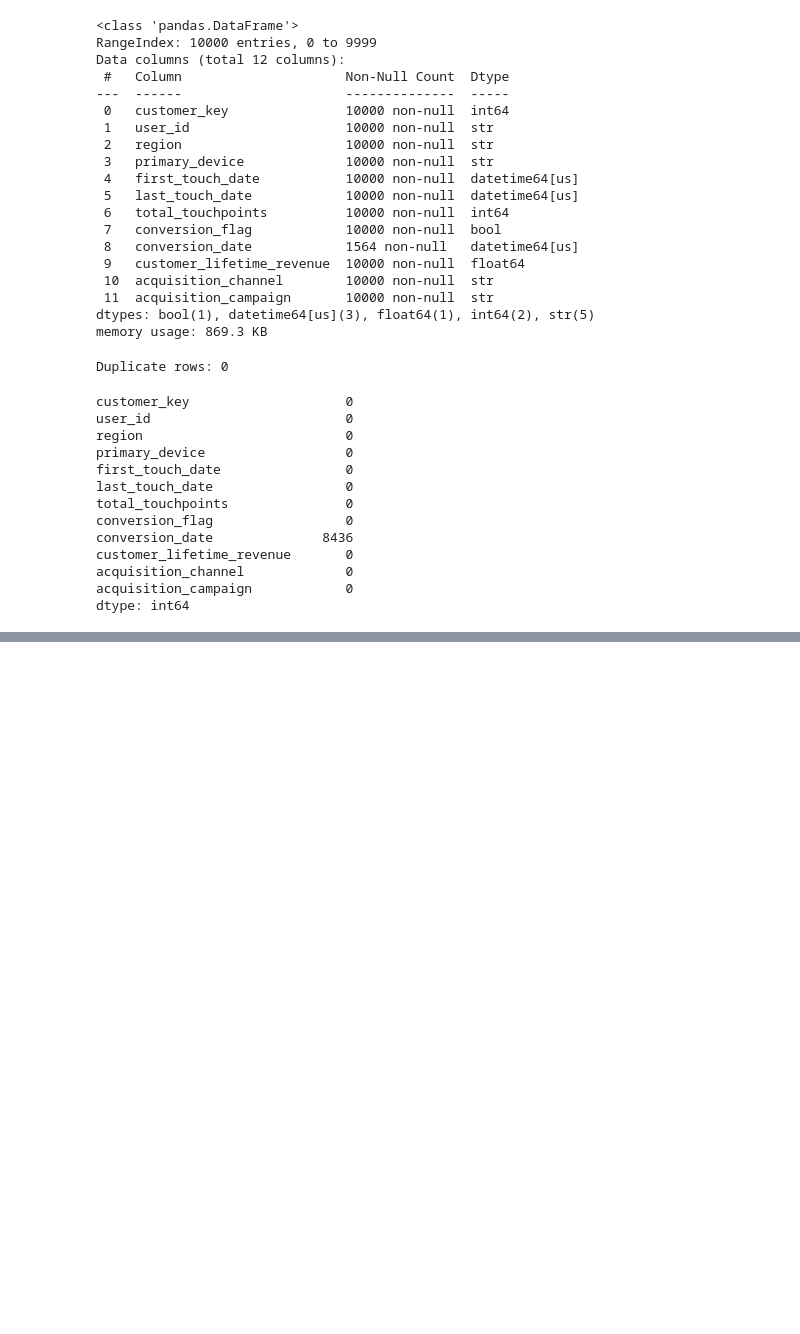
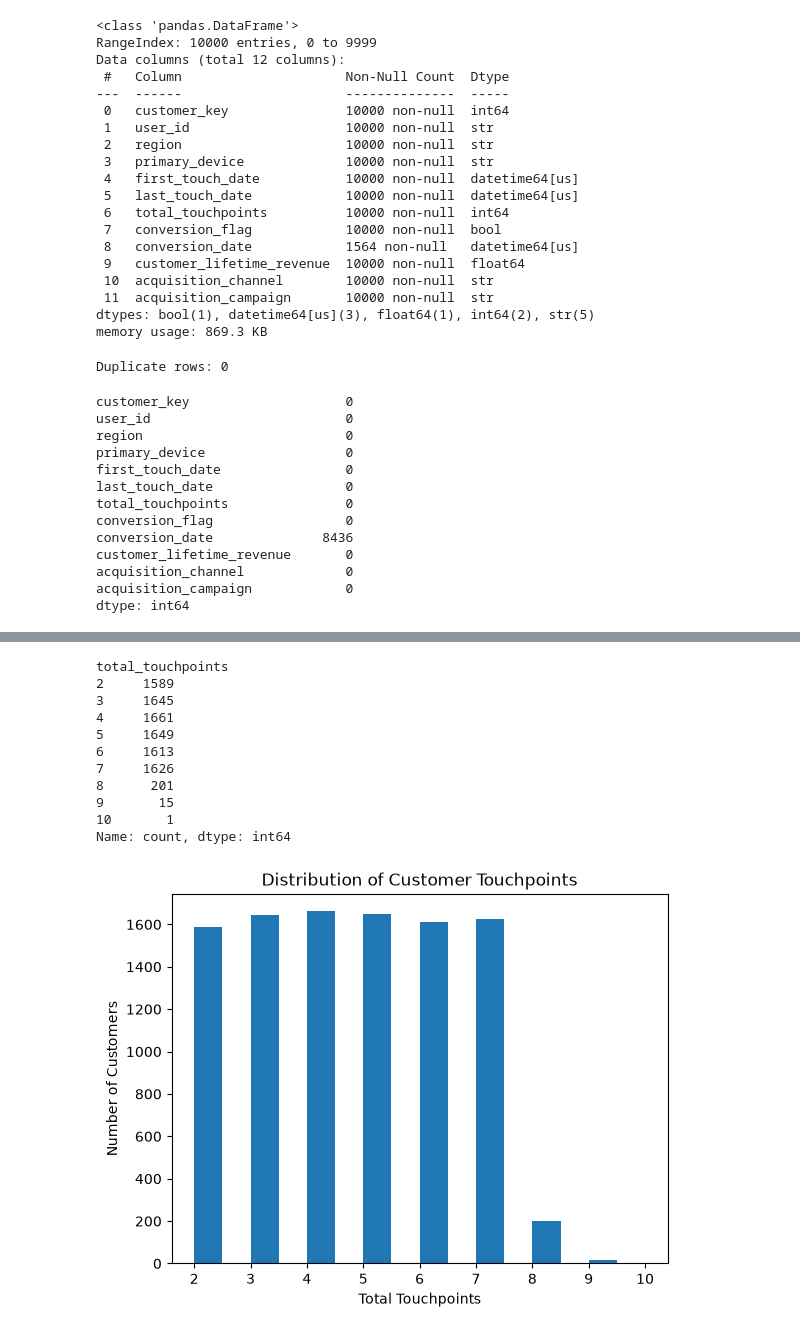
Before and after one commit to MarySabestine/Multi-Touch-Marketing-Attribution-ROI-Dashboard, a Jupyter notebook: Python Notebooks/Transforming-Customer.ipynb, the cells around one changed output, grey strips where cells are left out. Saved outputs shown, nothing was run; the diff lists cells and outputs as text; code cells hidden in the pictures; blank space fills up the shorter version.

```diff
--- a/Python Notebooks/Transforming-Customer.ipynb
+++ b/Python Notebooks/Transforming-Customer.ipynb
@@ -123,0 +162,20 @@ dtype: int64
+# %%
+print(customer["total_touchpoints"].value_counts().sort_index())
+plt.hist(customer["total_touchpoints"], bins=16)
+plt.xlabel("Total Touchpoints")
+plt.ylabel("Number of Customers")
+plt.title("Distribution of Customer Touchpoints")
+plt.show()
+# %% [output]
+total_touchpoints
+2     1589
+3     1645
+4     1661
+5     1649
+6     1613
+7     1626
+8      201
+9       15
+10       1
+Name: count, dtype: int64
+[figure, added]
```
Also changed, not shown: parts of 7 cells of this notebook.
